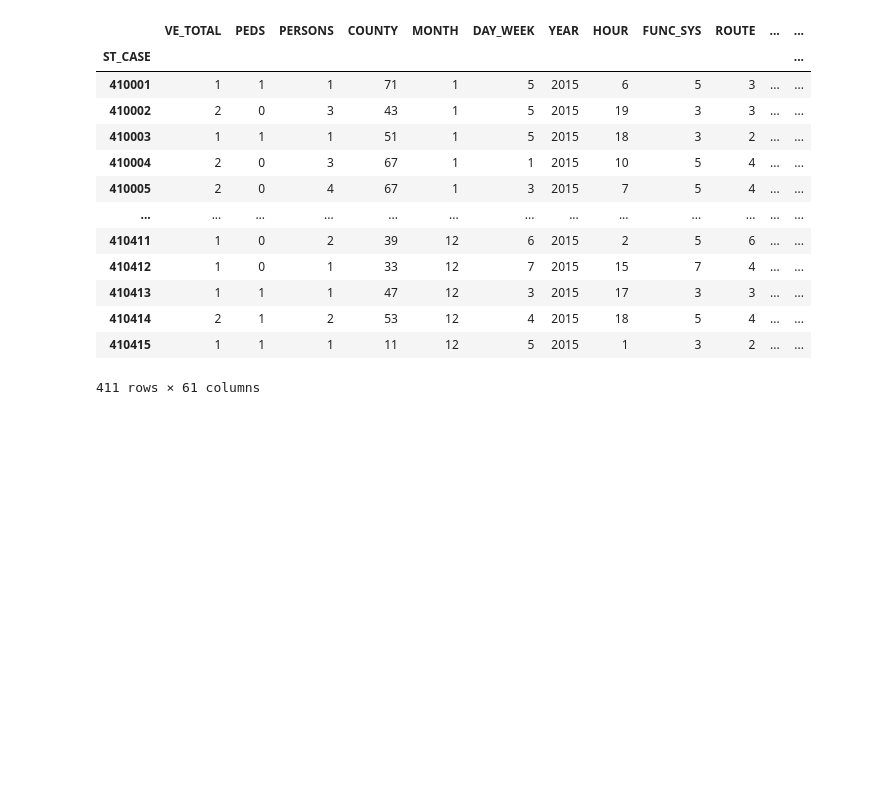
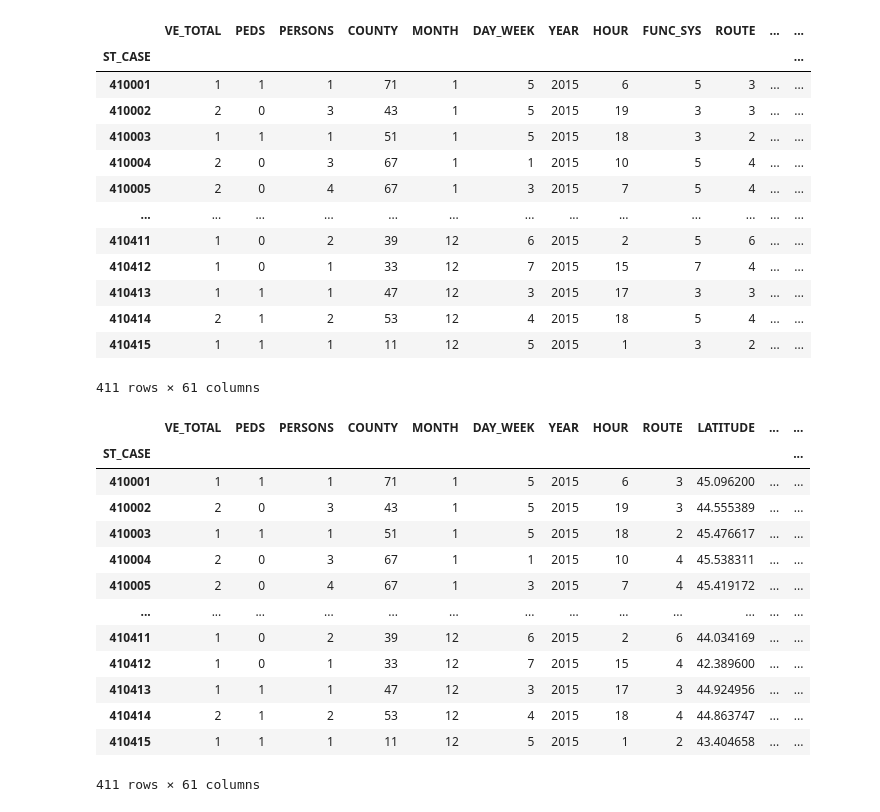
Before and after one commit to RebelKell/group-4, a Jupyter notebook: 2015_data_cleanup.ipynb, the cells around one changed output. Saved outputs shown, nothing was run; the diff lists cells and outputs as text; code cells hidden in the pictures; blank space fills up the shorter version.

Commit message:
renaming a column

```diff
--- a/2015_data_cleanup.ipynb
+++ b/2015_data_cleanup.ipynb
@@ -1174,6 +1174,26 @@ accidents_reindex
 | 410414 | 2 | 1 | 2 | 53 | 12 | 4 | 2015 | 18 | 5 | 4 | ... | ... |
 | 410415 | 1 | 1 | 1 | 11 | 12 | 5 | 2015 | 1 | 3 | 2 | ... | ... |
 411 rows × 61 columns
+# %%
+# Renaming 'FUNC_SYS' to 'ROAD_FNC'
+accidents_reindex['ROAD_FNC'] = accidents_reindex['FUNC_SYS']
+accidents_reindex.drop('FUNC_SYS', axis=1, inplace=True)
+accidents_reindex
+# %% [output]
+|  | VE_TOTAL | PEDS | PERSONS | COUNTY | MONTH | DAY_WEEK | YEAR | HOUR | ROUTE | LATITUDE | ... | ... |
+| ST_CASE |  |  |  |  |  |  |  |  |  |  |  | ... |
+| 410001 | 1 | 1 | 1 | 71 | 1 | 5 | 2015 | 6 | 3 | 45.096200 | ... | ... |
+| 410002 | 2 | 0 | 3 | 43 | 1 | 5 | 2015 | 19 | 3 | 44.555389 | ... | ... |
+| 410003 | 1 | 1 | 1 | 51 | 1 | 5 | 2015 | 18 | 2 | 45.476617 | ... | ... |
+| 410004 | 2 | 0 | 3 | 67 | 1 | 1 | 2015 | 10 | 4 | 45.538311 | ... | ... |
+| 410005 | 2 | 0 | 4 | 67 | 1 | 3 | 2015 | 7 | 4 | 45.419172 | ... | ... |
+| ... | ... | ... | ... | ... | ... | ... | ... | ... | ... | ... | ... | ... |
+| 410411 | 1 | 0 | 2 | 39 | 12 | 6 | 2015 | 2 | 6 | 44.034169 | ... | ... |
+| 410412 | 1 | 0 | 1 | 33 | 12 | 7 | 2015 | 15 | 4 | 42.389600 | ... | ... |
+| 410413 | 1 | 1 | 1 | 47 | 12 | 3 | 2015 | 17 | 3 | 44.924956 | ... | ... |
+| 410414 | 2 | 1 | 2 | 53 | 12 | 4 | 2015 | 18 | 4 | 44.863747 | ... | ... |
+| 410415 | 1 | 1 | 1 | 11 | 12 | 5 | 2015 | 1 | 2 | 43.404658 | ... | ... |
+411 rows × 61 columns
 # %%
 # Saving to a csv that still needs to be encoded
 accidents_reindex.to_csv('Resources/cleaned_data/accidents_2015_unencoded.csv')
```
Also changed, not shown: parts of 2 cells of this notebook, 1 other file.
